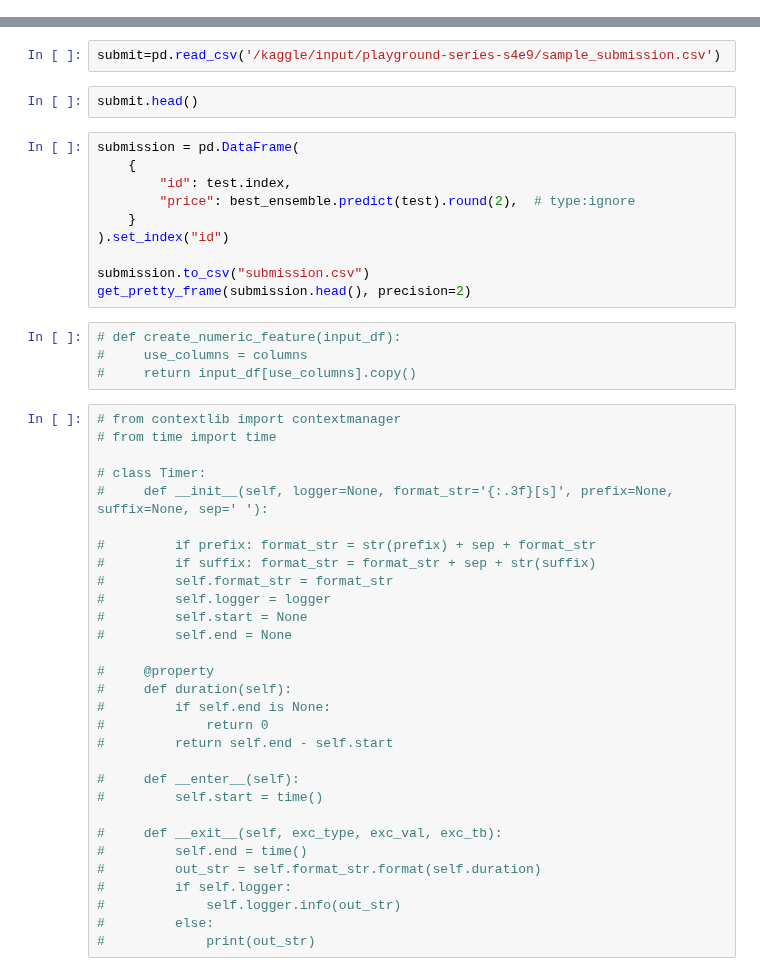
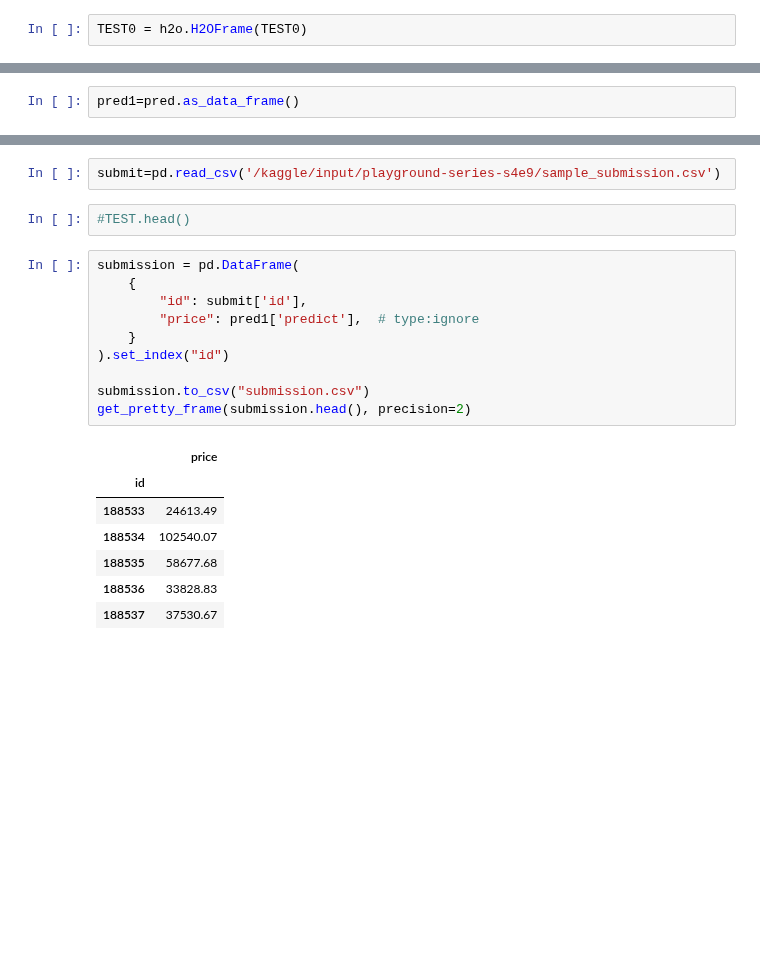
Before and after one commit to Chirag314/PS4E9, a Jupyter notebook: ps4e9-eda-lgbm-h2o-optuna.ipynb, the cells around one changed output, grey strips where cells are left out. Drawn from its saved outputs; the diff is of its cells as text; blank space fills up the shorter version.

```diff
--- a/ps4e9-eda-lgbm-h2o-optuna.ipynb
+++ b/ps4e9-eda-lgbm-h2o-optuna.ipynb
@@ -1189,2 +1265,4 @@ base_val_rmse_df.head(15)
 # %% [markdown]
 # <b> <span style="font-family: 'JetBrains Mono'; color: #4A4B52">7</span> <span style='color: #E8BA91'>|</span> <span style="font-family: 'JetBrains Mono'; color: #4A4B52">Prediction</span></b><a class="anchor" id="modelling"></a> [↑](#top)
+# %%
+TEST0 = h2o.H2OFrame(TEST0)
@@ -1192,0 +1279,2 @@ pred=best_ensemble.predict(TEST0)
+# %%
+pred1=pred.as_data_frame()
@@ -1193,48 +1292,22 @@ pred=best_ensemble.predict(TEST0)
 # %%
 submit=pd.read_csv('/kaggle/input/playground-series-s4e9/sample_submission.csv')
-# %%
-submit.head()
+# %%
+#TEST.head()
 # %%
 submission = pd.DataFrame(
     {
-        "id": test.index,
-        "price": best_ensemble.predict(test).round(2),  # type:ignore
+        "id": submit['id'],
+        "price": pred1['predict'],  # type:ignore
     }
 ).set_index("id")
 
 submission.to_csv("submission.csv")
 get_pretty_frame(submission.head(), precision=2)
+# %% [output]
+|  | price |
+| id |  |
+| 188533 | 24613.49 |
+| 188534 | 102540.07 |
+| 188535 | 58677.68 |
+| 188536 | 33828.83 |
+| 188537 | 37530.67 |
-# %%
-# def create_numeric_feature(input_df):
-#     use_columns = columns
-#     return input_df[use_columns].copy()
-# %%
-# from contextlib import contextmanager
-# from time import time
-
-# class Timer:
-#     def __init__(self, logger=None, format_str='{:.3f}[s]', prefix=None, suffix=None, sep=' '):
-
-#         if prefix: format_str = str(prefix) + sep + format_str
-#         if suffix: format_str = format_str + sep + str(suffix)
-#         self.format_str = format_str
-#         self.logger = logger
-#         self.start = None
-#         self.end = None
-
-#     @property
-#     def duration(self):
-#         if self.end is None:
-#             return 0
-#         return self.end - self.start
-
-#     def __enter__(self):
-#         self.start = time()
-
-#     def __exit__(self, exc_type, exc_val, exc_tb):
-#         self.end = time()
-#         out_str = self.format_str.format(self.duration)
-#         if self.logger:
-#             self.logger.info(out_str)
-#         else:
-#             print(out_str)
```
Also changed, not shown: parts of 30 cells of this notebook.
